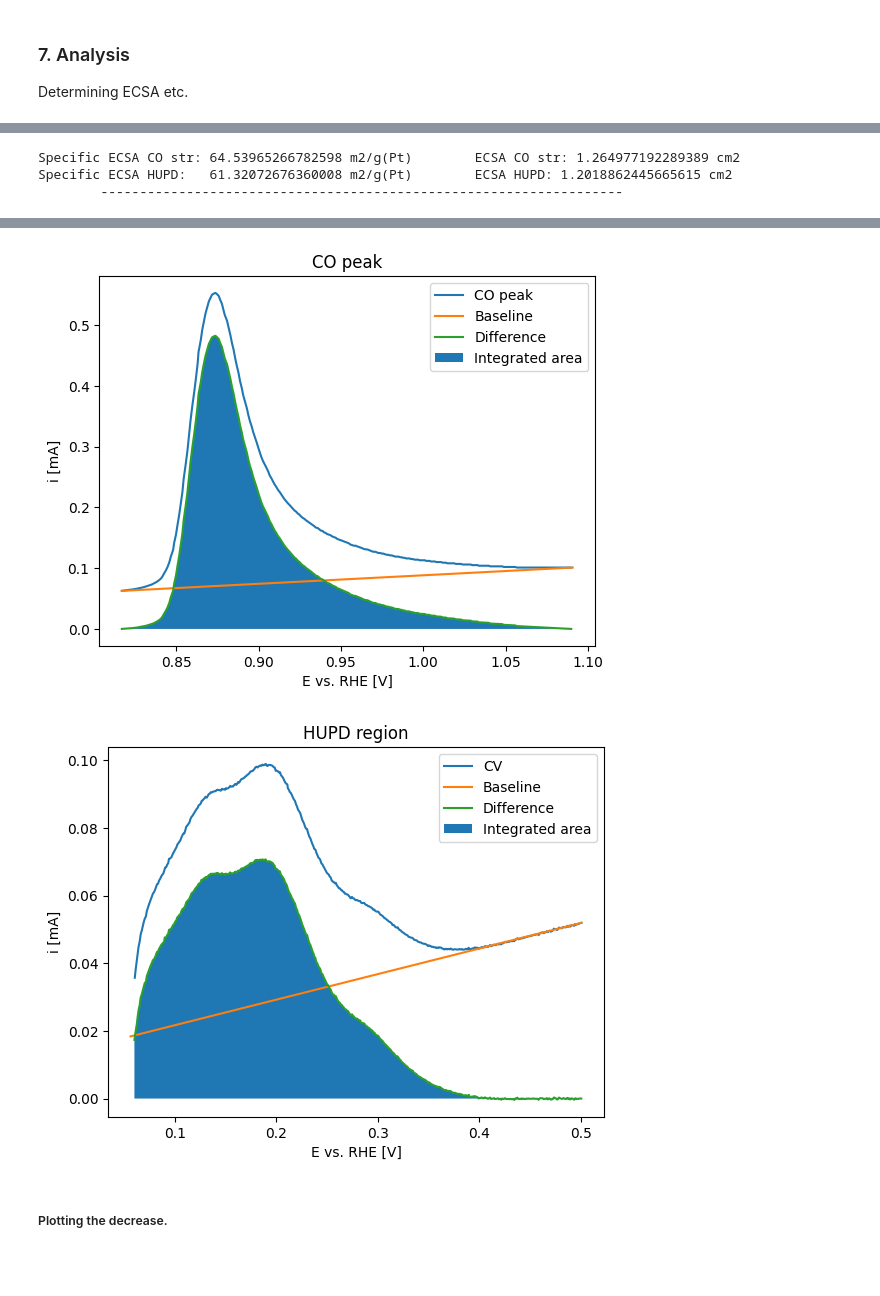
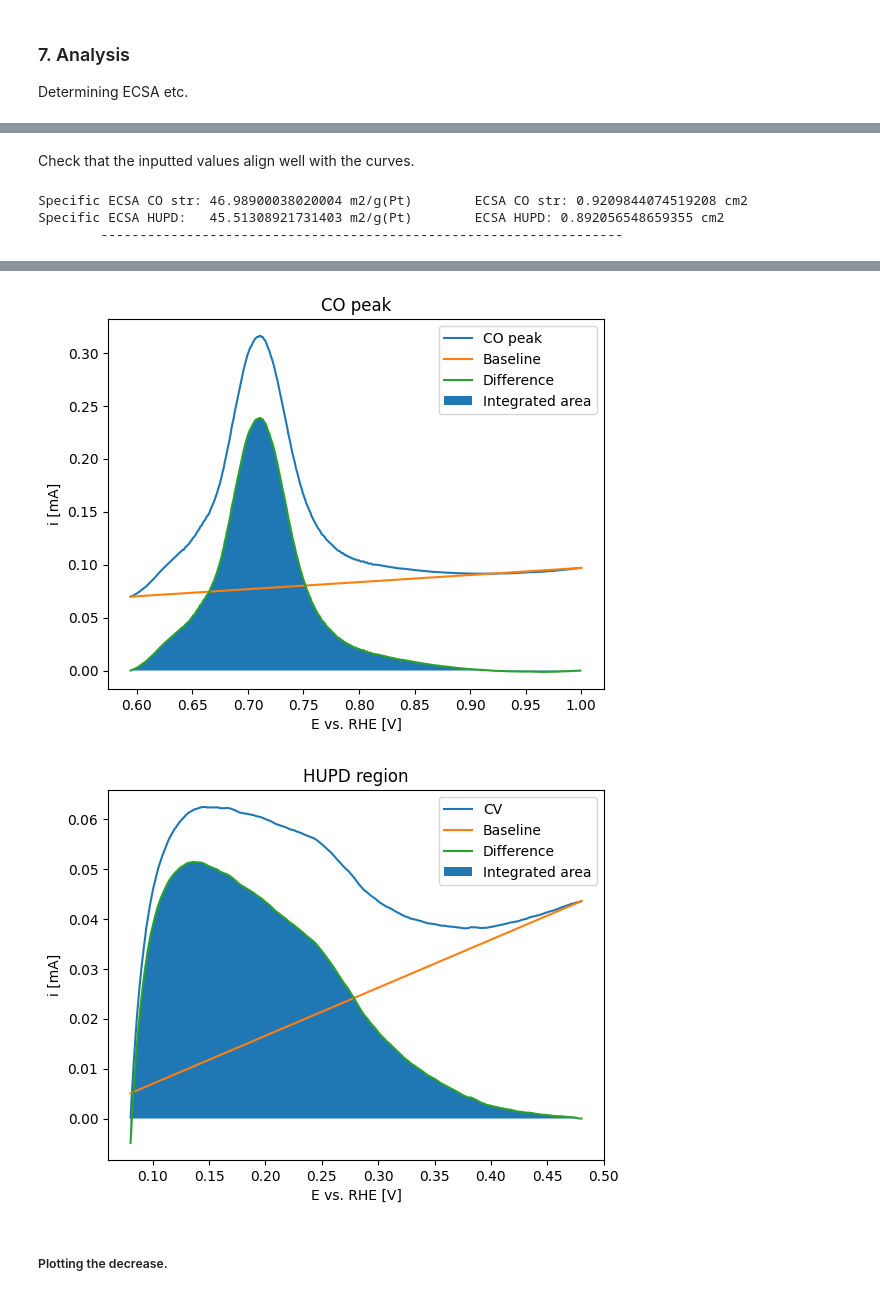
Before and after one commit to linneabjork/RDE_analysis, a Jupyter notebook: run_stability.ipynb, the cells around one changed output, grey strips where cells are left out. Cells and saved outputs as stored; diff of their text form; code cells hidden in the pictures; blank space fills up the shorter version.

```diff
--- a/run_stability.ipynb
+++ b/run_stability.ipynb
@@ -35,7 +33,7 @@ charge_ecsa = 0.000210      # C/cm2
 Pt_mass = loading * A_geo   # mg
 scan_rate = 0.05            # V/s for CO stripping
 
-index = 9                  # number of lines of info to be removed
+index = 10                  # number of lines of info to be removed
 # %% [markdown]
 #### 1.2 Check the reference electrode.
 # %%
@@ -44,7 +42,7 @@ H2_file = filedialog.askopenfilename(title="Choose the file with CV under hydrog
 V, I = get_voltage_current(H2_file, index)
 print("Chosen file:",H2_file)
 
-x_lower_limit = -0.3
-x_upper_limit = 0.05
+x_lower_limit = -0.02
+x_upper_limit = 0.03
 reference = reference_check(V, I, x_lower_limit, x_upper_limit)
 # %% [output]
@@ -230,14 +229,18 @@ Specific ECSA HUPD:   24.365097957316383 m2/g(Pt)       ECSA HUPD: 0.47755591996
         -------------------------------------------------------------------
+# %% [markdown]
+Check that the inputted values align well with the curves.
 # %%
 %autoreload
 lower_voltage = 0.06
-upper_voltage = 1.09
-DL_start = 0.5   #NEED TO TUNE THIS
-DL_end = 0.55
-tolerence = 0.25
+upper_voltage = 1.0
+DL_start = 0.48
+DL_end = 0.52
+tolerence = 0.4
 
-# Go through all V-I couples in data_matrix
-ecsa_calculation = ECSA_calculation(data_RHE[:,0], data_RHE[:,1], background_RHE[:,0], background_RHE[:,1])
+# Check some V-I couples in data_matrix
+V_index = 0
+I_index = 1
+ecsa_calculation = ECSA_calculation(data_RHE[:,V_index], data_RHE[:,I_index], background_RHE[:,V_index], background_RHE[:,I_index])
 
 specific_ECSA, ECSA = ecsa_calculation.calculating_ECSA(
     lower_voltage,
@@ -251,6 +254,6 @@ specific_ECSA, ECSA = ecsa_calculation.calculating_ECSA(
 )
 ecsa_calculation.plotting()
 # %% [output]
-Specific ECSA CO str: 64.53965266782598 m2/g(Pt)        ECSA CO str: 1.264977192289389 cm2
-Specific ECSA HUPD:   61.32072676360008 m2/g(Pt)        ECSA HUPD: 1.2018862445665615 cm2
+Specific ECSA CO str: 46.98900038020004 m2/g(Pt)        ECSA CO str: 0.9209844074519208 cm2
+Specific ECSA HUPD:   45.51308921731403 m2/g(Pt)        ECSA HUPD: 0.892056548659355 cm2
         -------------------------------------------------------------------
@@ -258,5 +261,5 @@ Specific ECSA HUPD:   61.32072676360008 m2/g(Pt)        ECSA HUPD: 1.20188624456
-[figure, old version]
+[figure, new version]
-[figure, old version]
+[figure, new version]
 # %% [markdown]
 ##### Plotting the decrease.
 # %%
```
Also changed, not shown: parts of 17 cells of this notebook.
